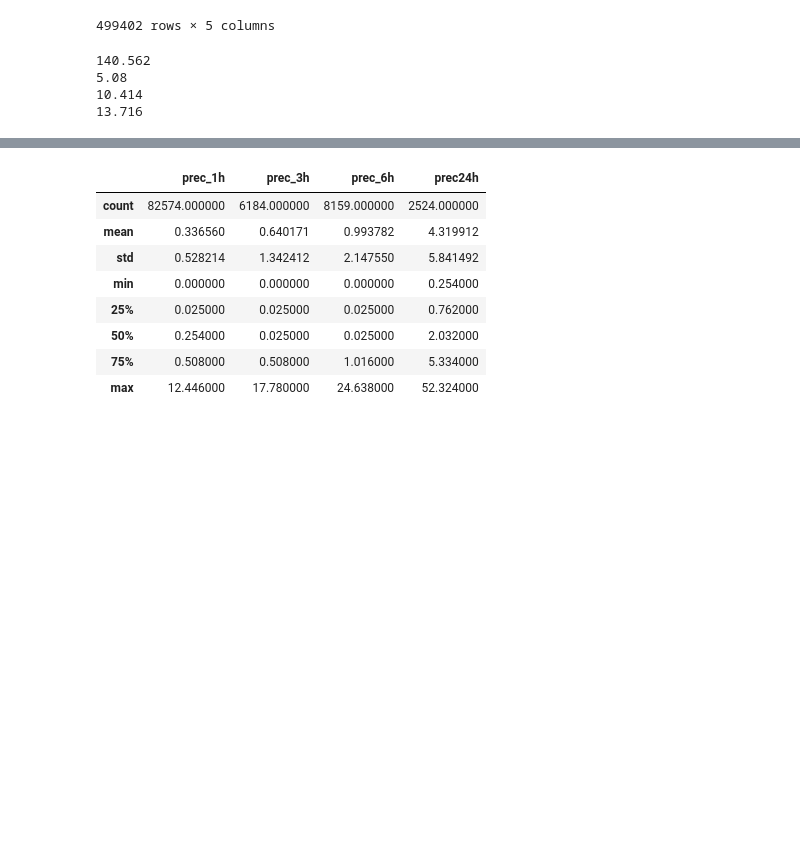
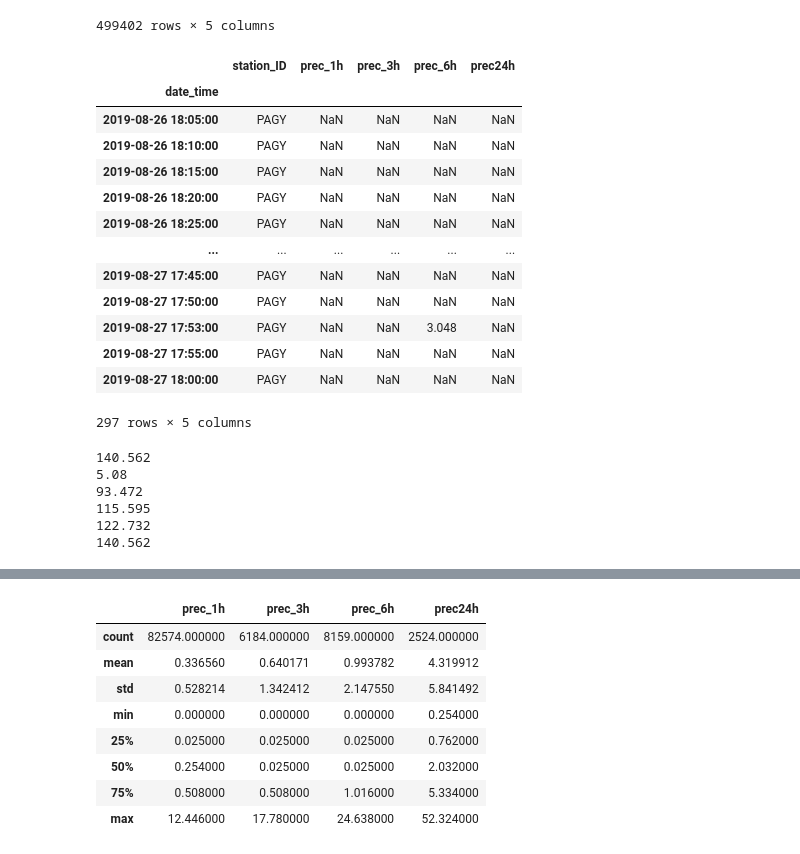
Before and after one commit to dlnash/SEAK_AR_impacts, a Jupyter notebook: preprocess/preprocess_ASOS_prec.ipynb, the cells around one changed output, grey strips where cells are left out. Drawn from its saved outputs; the diff is of its cells as text; code cells hidden in the pictures; blank space fills up the shorter version.

Commit message:
start second round of preprocessing (tseries for each station)

```diff
--- a/preprocess/preprocess_ASOS_prec.ipynb
+++ b/preprocess/preprocess_ASOS_prec.ipynb
@@ -50,6 +50,23 @@ prec_df
 | 2019-12-31 22:55:00 | PAGY | NaN | NaN | NaN | NaN |
 | 2019-12-31 23:00:00 | PAGY | NaN | NaN | NaN | NaN |
 499402 rows × 5 columns
+# %%
+df
+# %% [output]
+|  | station_ID | prec_1h | prec_3h | prec_6h | prec24h |
+| date_time |  |  |  |  |  |
+| 2019-08-26 18:05:00 | PAGY | NaN | NaN | NaN | NaN |
+| 2019-08-26 18:10:00 | PAGY | NaN | NaN | NaN | NaN |
+| 2019-08-26 18:15:00 | PAGY | NaN | NaN | NaN | NaN |
+| 2019-08-26 18:20:00 | PAGY | NaN | NaN | NaN | NaN |
+| 2019-08-26 18:25:00 | PAGY | NaN | NaN | NaN | NaN |
+| ... | ... | ... | ... | ... | ... |
+| 2019-08-27 17:45:00 | PAGY | NaN | NaN | NaN | NaN |
+| 2019-08-27 17:50:00 | PAGY | NaN | NaN | NaN | NaN |
+| 2019-08-27 17:53:00 | PAGY | NaN | NaN | 3.048 | NaN |
+| 2019-08-27 17:55:00 | PAGY | NaN | NaN | NaN | NaN |
+| 2019-08-27 18:00:00 | PAGY | NaN | NaN | NaN | NaN |
+297 rows × 5 columns
 # %%
 ## loop through each row in the AR duration df
 idx = (prec_df.index >= start_date) & (prec_df.index <= end_date)
@@ -62,13 +79,21 @@ print(accum_prec)
 peak_1hr = df['prec_1h'].max()
 print(peak_1hr)
 ## pull peak 3h precip rate for duration of event
-print(df['prec_3h'].max())
+peak_3hr = df['prec_1h'].resample('3H').sum().max()
+print(peak_3hr)
 ## pull peak 6h precip rate for duration of event
-print(df['prec_6h'].max())
+peak_6hr = df['prec_1h'].resample('6H').sum().max()
+print(peak_6hr)
 ## pull peak 12h precip rate for duration of event
+peak_12hr = df['prec_1h'].resample('12H').sum().max()
+print(peak_12hr)
 ## pull peak 24h precip rate for duration of event
+peak_24hr = df['prec_1h'].resample('24H').sum().max()
+print(peak_24hr)
 # %% [output]
 140.562
 5.08
-10.414
-13.716
+93.472
+115.595
+122.732
+140.562
```
Also changed, not shown: parts of 4 cells of this notebook, 5 other files.
